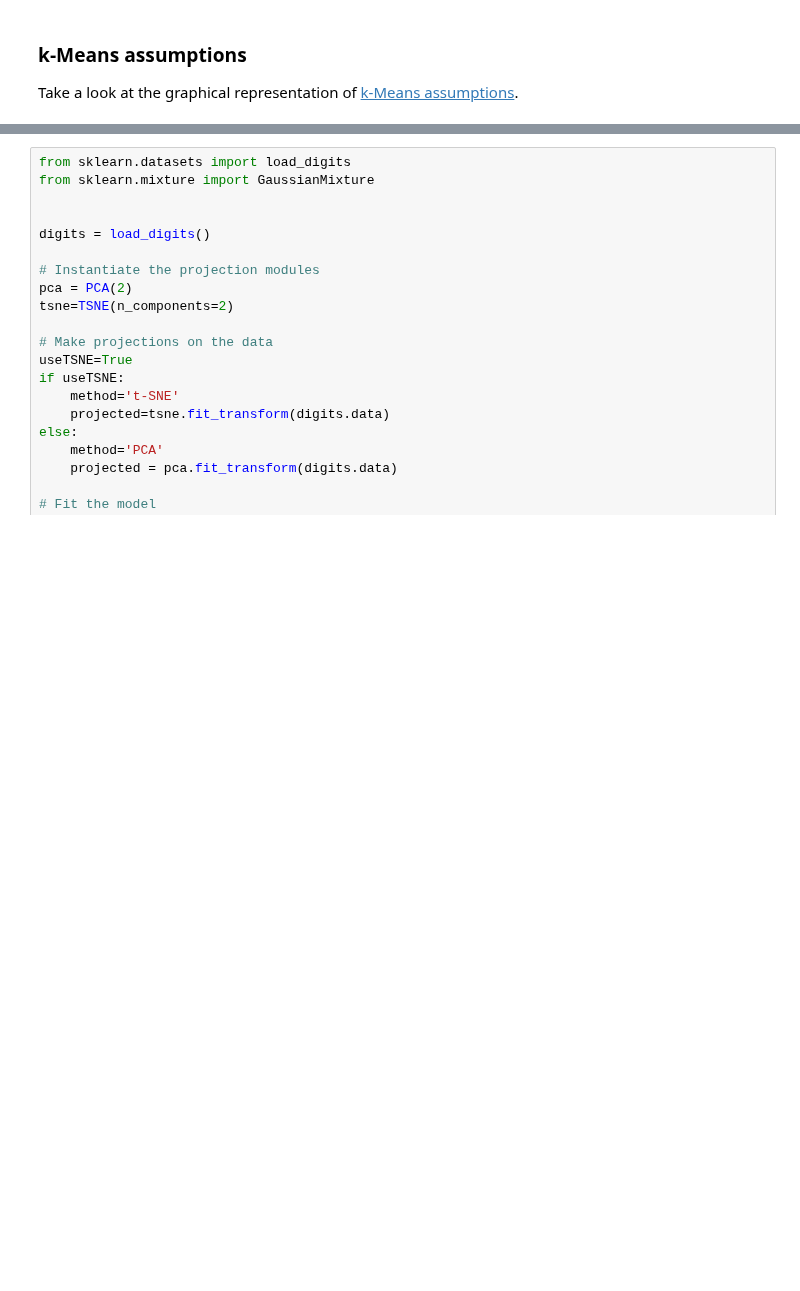
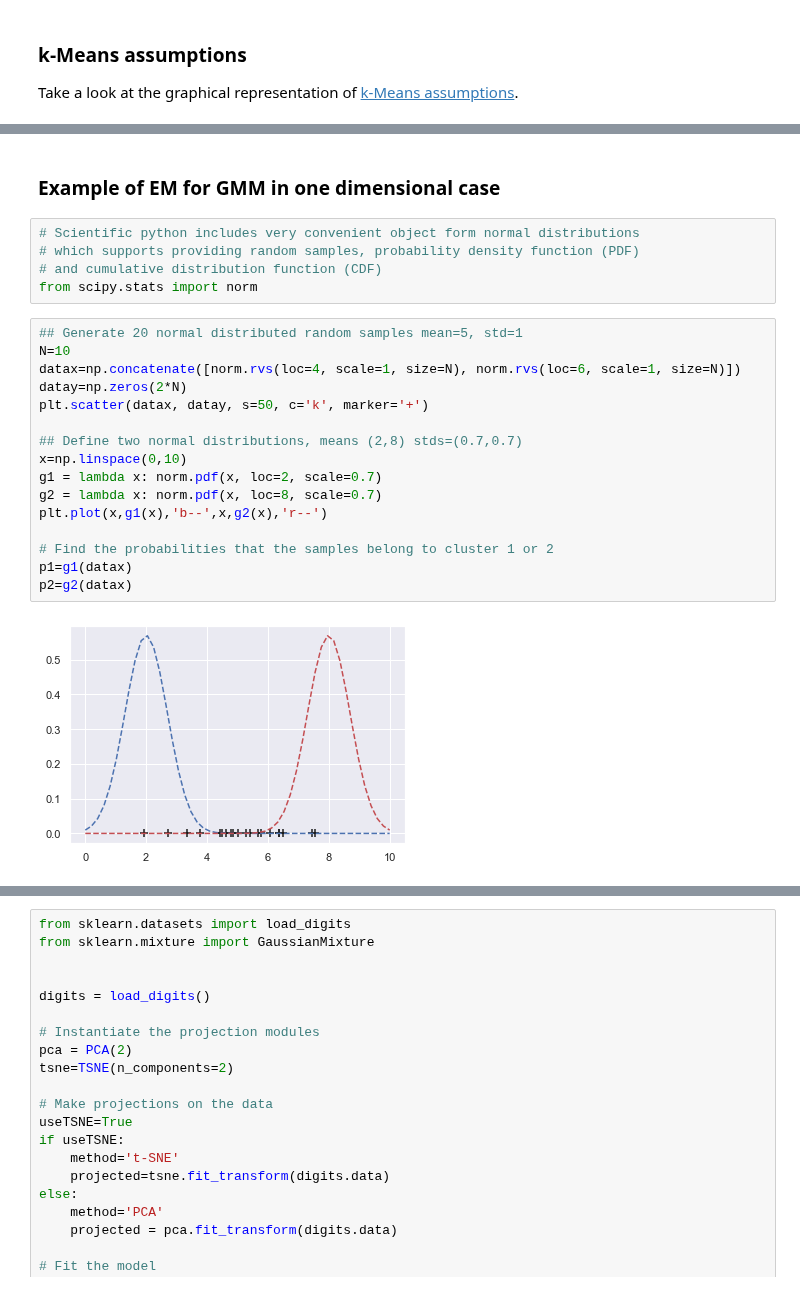
Before and after one commit to pevalisuo/AML, a Jupyter notebook: lectures/Clustering.ipynb, the cells around one changed output, grey strips where cells are left out. Cells and saved outputs as stored; diff of their text form; blank space fills up the shorter version.

Commit message:
Updated Clustering module

```diff
--- a/lectures/Clustering.ipynb
+++ b/lectures/Clustering.ipynb
@@ -316,0 +338,25 @@ Take a look at the graphical representation of [k-Means assumptions](https://sci
+# %% [markdown]
+### Example of EM for GMM in one dimensional case
+# %%
+# Scientific python includes very convenient object form normal distributions
+# which supports providing random samples, probability density function (PDF)
+# and cumulative distribution function (CDF)
+from scipy.stats import norm
+# %%
+## Generate 20 normal distributed random samples mean=5, std=1
+N=10
+datax=np.concatenate([norm.rvs(loc=4, scale=1, size=N), norm.rvs(loc=6, scale=1, size=N)])
+datay=np.zeros(2*N)
+plt.scatter(datax, datay, s=50, c='k', marker='+')
+
+## Define two normal distributions, means (2,8) stds=(0.7,0.7)
+x=np.linspace(0,10)
+g1 = lambda x: norm.pdf(x, loc=2, scale=0.7)
+g2 = lambda x: norm.pdf(x, loc=8, scale=0.7)
+plt.plot(x,g1(x),'b--',x,g2(x),'r--')
+
+# Find the probabilities that the samples belong to cluster 1 or 2
+p1=g1(datax)
+p2=g2(datax)
+# %% [output]
+[figure, added]
```
Also changed, not shown: parts of 5 cells of this notebook.
